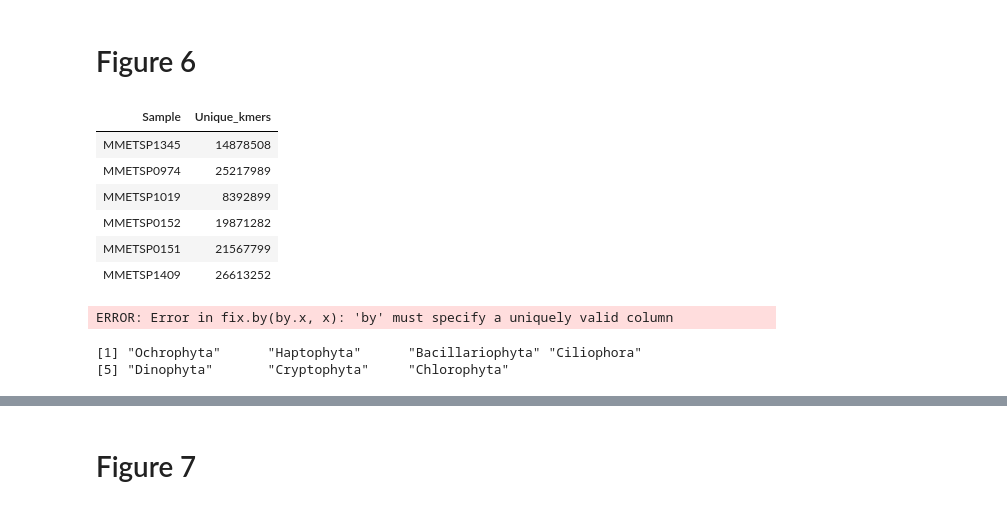
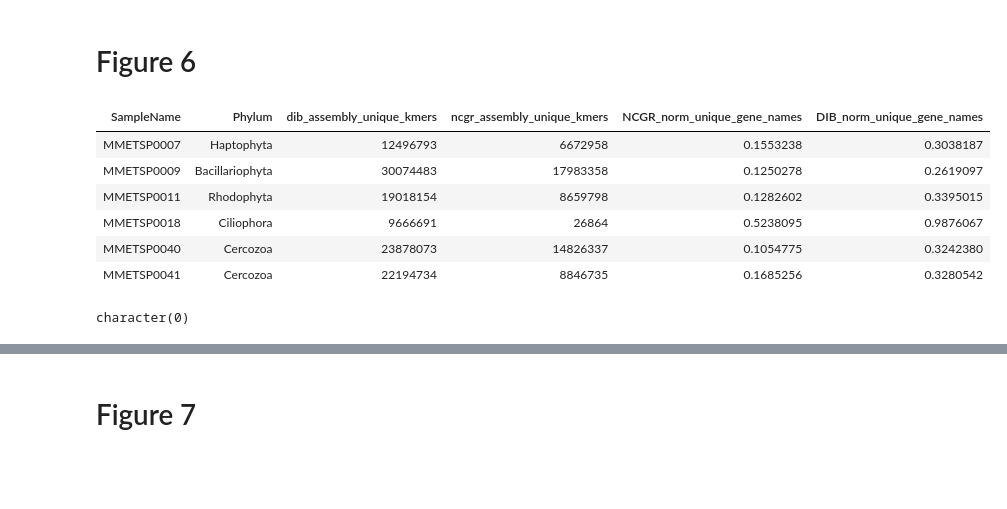
Before and after one commit to johnsolk/MMETSP, a Jupyter notebook: notebooks/MMETSP_unique_kmers_dammitgenenames.ipynb, the cells around one changed output, grey strips where cells are left out. Cells and saved outputs as stored; diff of their text form; code cells hidden in the pictures; blank space fills up the shorter version.

```diff
--- a/notebooks/MMETSP_unique_kmers_dammitgenenames.ipynb
+++ b/notebooks/MMETSP_unique_kmers_dammitgenenames.ipynb
@@ -3,32 +3,30 @@
 # %%
 library(RColorBrewer)
 # %%
-dib_ncgr_kmers <- read.csv("../assembly_evaluation_data/")
-dib_ncgr_kmers <- read.csv("../")
+dib_ncgr_kmers <- read.csv("../assembly_evaluation_data/MMETSP_all_evaluation_matrix.csv")
+dib_ncgr_kmers <- dib_ncgr_kmers[,c("SampleName","Phylum","dib_assembly_unique_kmers","ncgr_assembly_unique_kmers")]
 unique_dammit_names <- read.csv("../assembly_evaluation_data/normalized_unique_gene_names_ncgr_dib.csv")
 unique_dammit_names <- unique_dammit_names[,2:4]
-colnames(unique_dammit_names) <- c("SampleName","NCGR","DIB")
-head(dib_ncgr_kmers)
-
+colnames(unique_dammit_names) <- c("SampleName","NCGR_norm_unique_gene_names","DIB_norm_unique_gene_names")
 unique_dammit_names <- merge(dib_ncgr_kmers,unique_dammit_names,by="SampleName")
+head(unique_dammit_names)
 #unique_dammit_names <- unique_dammit_names[,c(1,2,5,6)]
 #head(dib_ncgr_kmers)
 #dim(dib_ncgr_kmers)
 #head(unique_dammit_names)
 #dim(unique_dammit_names)
 special_flowers = c("MMETSP0693","MMETSP1019","MMETSP0923","MMETSP0008","MMETSP1002","MMETSP1325","MMETSP1018",
                     "MMETSP1346","MMETSP0088","MMETSP0092","MMETSP0717","MMETSP0223","MMETSP0115","MMETSP0196",
                     "MMETSP0197","MMETSP0398","MMETSP0399","MMETSP0922")
-#unique_dammit_names <- unique_dammit_names[!unique_dammit_names$SampleName %in% special_flowers,]
+unique_dammit_names <- unique_dammit_names[!unique_dammit_names$SampleName %in% special_flowers,]
 # %% [output]
-| Sample | Unique_kmers |
-| MMETSP1345 | 14878508 |
-| MMETSP0974 | 25217989 |
-| MMETSP1019 | 8392899 |
-| MMETSP0152 | 19871282 |
-| MMETSP0151 | 21567799 |
-| MMETSP1409 | 26613252 |
+| SampleName | Phylum | dib_assembly_unique_kmers | ncgr_assembly_unique_kmers | NCGR_norm_unique_gene_names | DIB_norm_unique_gene_names |
+| MMETSP0007 | Haptophyta | 12496793 | 6672958 | 0.1553238 | 0.3038187 |
+| MMETSP0009 | Bacillariophyta | 30074483 | 17983358 | 0.1250278 | 0.2619097 |
+| MMETSP0011 | Rhodophyta | 19018154 | 8659798 | 0.1282602 | 0.3395015 |
+| MMETSP0018 | Ciliophora | 9666691 | 26864 | 0.5238095 | 0.9876067 |
+| MMETSP0040 | Cercozoa | 23878073 | 14826337 | 0.1054775 | 0.3242380 |
+| MMETSP0041 | Cercozoa | 22194734 | 8846735 | 0.1685256 | 0.3280542 |
-ERROR: Error in fix.by(by.x, x): 'by' must specify a uniquely valid column
 # %%
 # Only use 7 most common phyla
 sub_phy<-c("Bacillariophyta","Dinophyta","Ochrophyta","Haptophyta","Ciliophora","Chlorophyta","Cryptophyta")
@@ -37,7 +35,6 @@ dib_ncgr_kmers <- dib_ncgr_kmers[!dib_ncgr_kmers$SampleName %in% special_flowers
 dib_ncgr_kmers<-dib_ncgr_kmers[dib_ncgr_kmers$Phylum %in% sub_phy,]
 unique(as.character(dib_ncgr_kmers$Phylum))
 # %% [output]
-[1] "Ochrophyta"      "Haptophyta"      "Bacillariophyta" "Ciliophora"
-[5] "Dinophyta"       "Cryptophyta"     "Chlorophyta"
+character(0)
 # %%
 Cols = function(vec){
```
Also changed, not shown: parts of 5 cells of this notebook, 3 other files.
